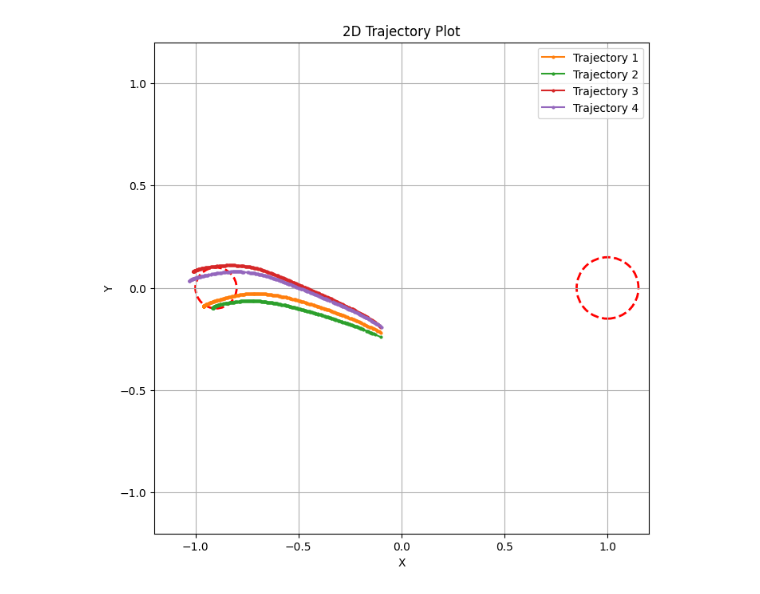
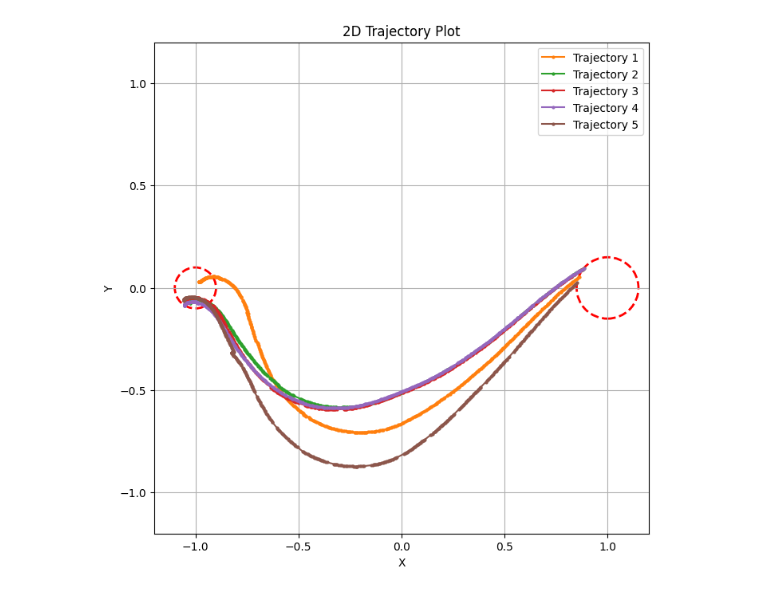
Before and after one commit to turcato-niccolo/test_turtlebot, a Jupyter notebook: results_gazebo.ipynb, the cells around one changed output. Drawn from its saved outputs; the diff is of its cells as text; code cells hidden in the pictures.

```diff
--- a/results_gazebo.ipynb
+++ b/results_gazebo.ipynb
@@ -96,34 +110,34 @@ plot_evaluation_results(file_paths[:1], smooth_length=10)
 # %%
 # Plot each trajectory
 plt.figure(figsize=(8, 8))
 
 
-for i in range(1, 5):
-        data = np.load(f'./trajectory/trajectory_TD3_64_128_1_{i}.npz')
+for i in range(1, 6):
+        data = np.load(f'./results/trajectory_ExpD3_64_128_2_{i}.npz')
         pose = data['Trajectory']
         x = pose[:, 0]
         y = pose[:, 1]
         plt.plot(x, y, label=f'Trajectory {i}', marker='o', markersize=2, color=f'C{i}')  # Plot each trajectory
 
 
 # Plot the circle
-circle = plt.Circle((-0.9, 0), 0.1, color='r', fill=False, linewidth=2, linestyle='--')  # Circle with center (-0.9, 0) and radius 0.1
+circle = plt.Circle((-1, 0), 0.1, color='r', fill=False, linewidth=2, linestyle='--')  # Circle with center (-0.9, 0) and radius 0.1
 plt.gca().add_patch(circle)
 
 # Plot the circle
 circle = plt.Circle((1, 0), 0.15, color='r', fill=False, linewidth=2, linestyle='--')  # Circle with center (1, 0) and radius 0.15
 plt.gca().add_patch(circle)
 
 # Add labels and title
 plt.xlabel('X')
 plt.ylabel('Y')
 plt.title('2D Trajectory Plot')
 plt.grid(True)
 plt.legend()
 plt.xlim(-1.2, 1.2)
 plt.ylim(-1.2, 1.2)
 
 # Show the plot
 plt.show()
 # %% [output]
-[figure, old version]
+[figure, new version]
```
Also changed, not shown: parts of 3 cells of this notebook, 20 other files.
